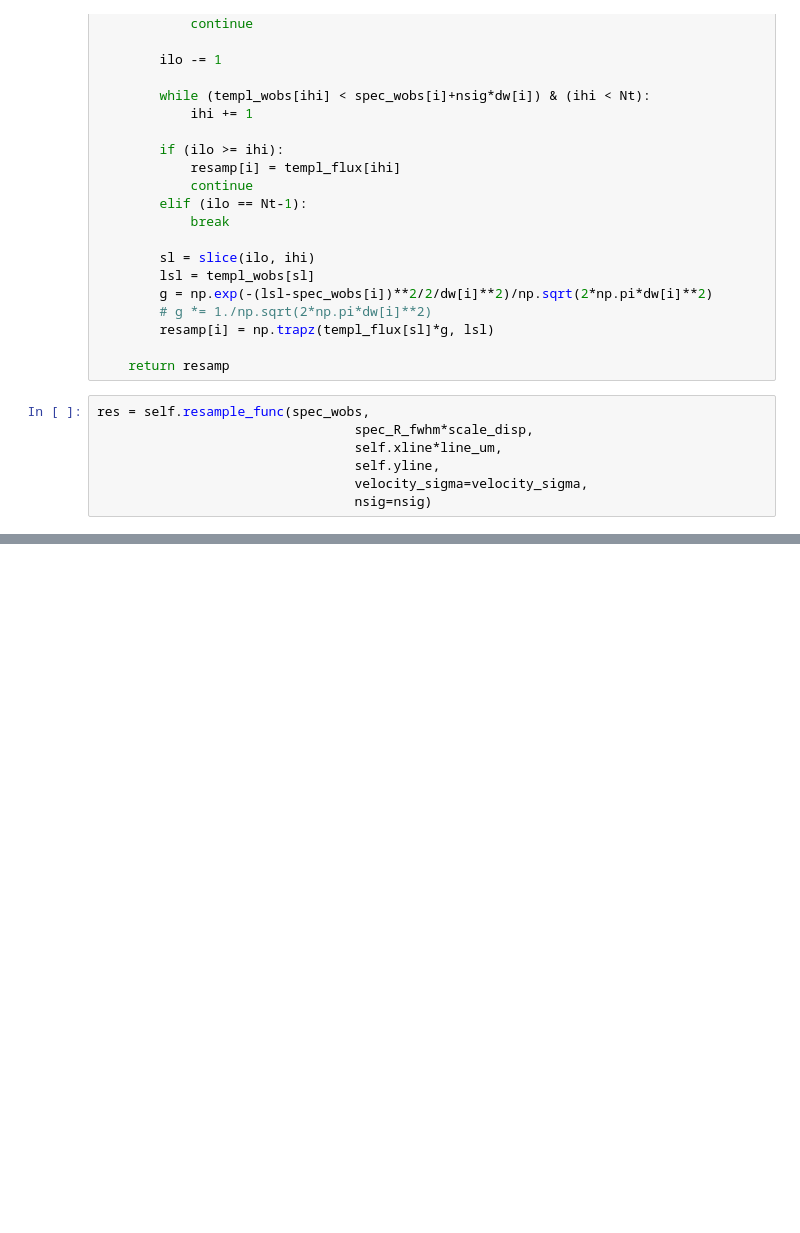
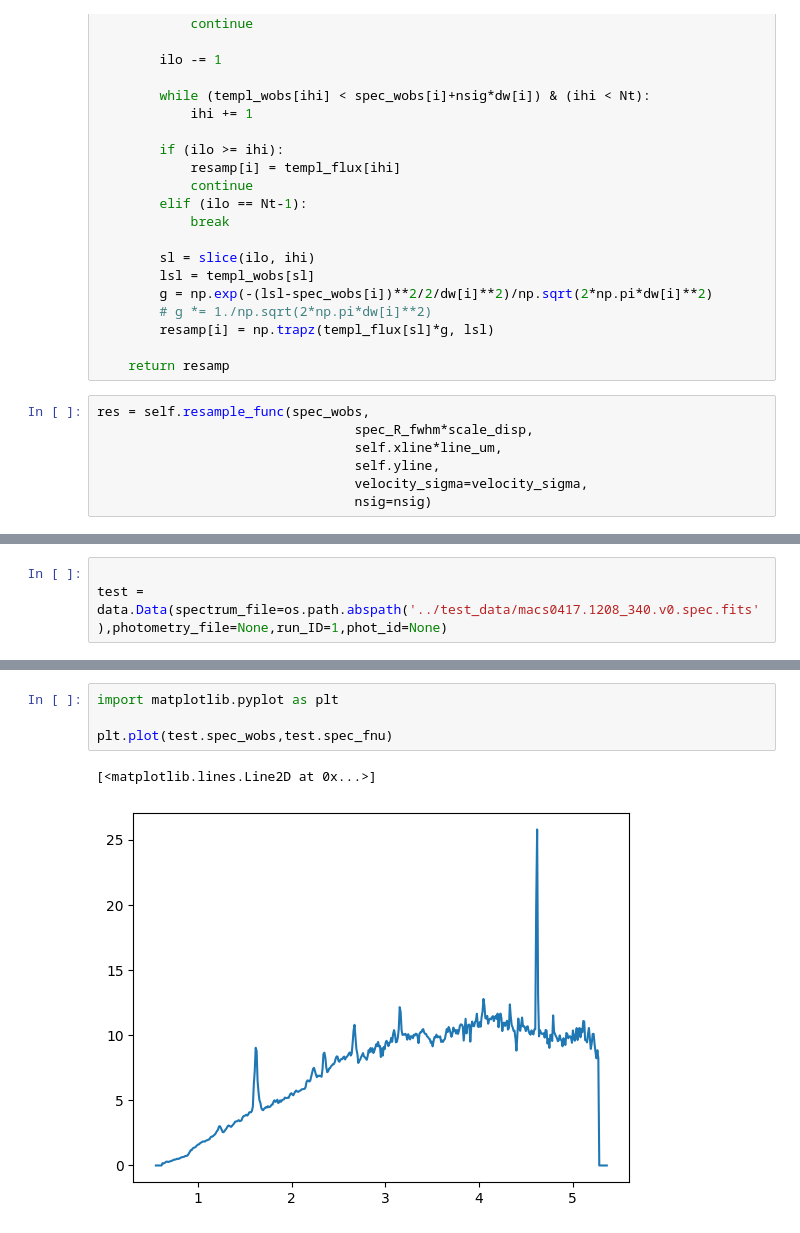
Before and after one commit to kmlgould/speakeazy, a Jupyter notebook: code/tests.ipynb, the cells around one changed output, grey strips where cells are left out. Drawn from its saved outputs; the diff is of its cells as text; blank space fills up the shorter version.

Commit message:
added Data class

```diff
--- a/code/tests.ipynb
+++ b/code/tests.ipynb
@@ -165,0 +142,3 @@ res = self.resample_func(spec_wobs,
+# %%
+
+test = data.Data(spectrum_file=os.path.abspath('../test_data/macs0417.1208_340.v0.spec.fits'),photometry_file=None,run_ID=1,phot_id=None)
@@ -165,0 +198,7 @@ res = self.resample_func(spec_wobs,
+# %%
+import matplotlib.pyplot as plt
+
+plt.plot(test.spec_wobs,test.spec_fnu)
+# %% [output]
+[<matplotlib.lines.Line2D at 0x...>]
+[figure, added]
```
Also changed, not shown: parts of 11 cells of this notebook, 11 other files.
